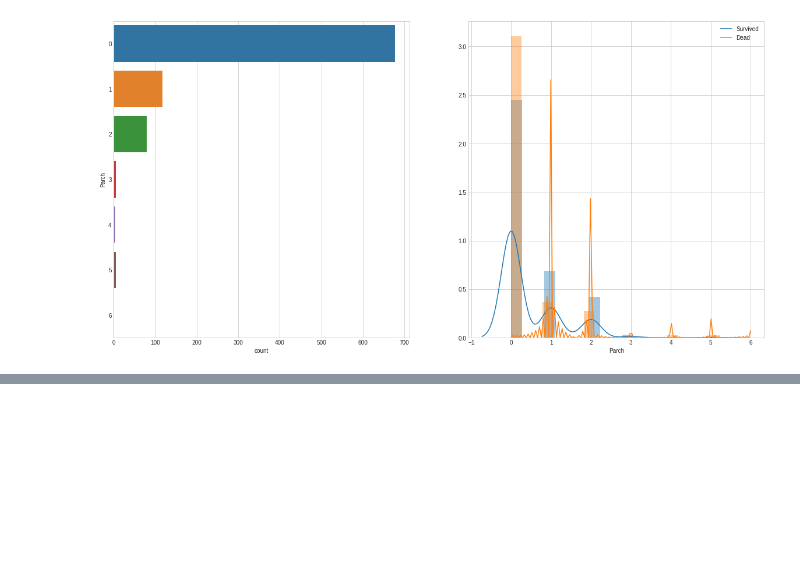
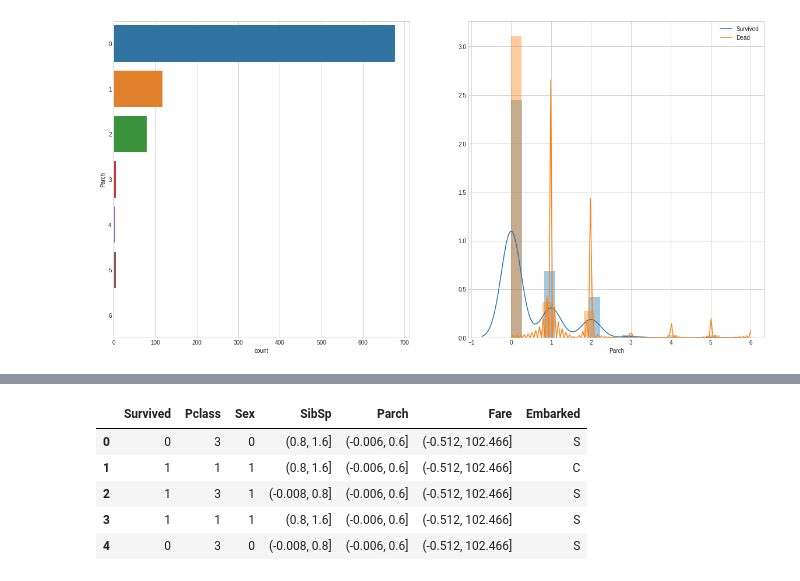
Before and after one commit to felstuff/BackToBasic, a Jupyter notebook: TitanicExplloratory.ipynb, the cells around one changed output, grey strips where cells are left out. Cells and saved outputs as stored; diff of their text form; code cells hidden in the pictures; blank space fills up the shorter version.

```diff
--- a/TitanicExplloratory.ipynb
+++ b/TitanicExplloratory.ipynb
@@ -373,0 +520,4 @@ df_con.head()
+# %%
+#add emarked to sub dataframe
+df_con['Embarked'] = train['Embarked'] # discretised
+df_bin['Embarked'] = train['Embarked']
@@ -373,0 +533,9 @@ df_con.head()
+# %%
+df_bin.head()
+# %% [output]
+|  | Survived | Pclass | Sex | SibSp | Parch | Fare | Embarked |
+| 0 | 0 | 3 | 0 | (0.8, 1.6] | (-0.006, 0.6] | (-0.512, 102.466] | S |
+| 1 | 1 | 1 | 1 | (0.8, 1.6] | (-0.006, 0.6] | (-0.512, 102.466] | C |
+| 2 | 1 | 3 | 1 | (-0.008, 0.8] | (-0.006, 0.6] | (-0.512, 102.466] | S |
+| 3 | 1 | 1 | 1 | (0.8, 1.6] | (-0.006, 0.6] | (-0.512, 102.466] | S |
+| 4 | 0 | 3 | 0 | (-0.008, 0.8] | (-0.006, 0.6] | (-0.512, 102.466] | S |
```
Also changed, not shown: parts of 28 cells of this notebook.
